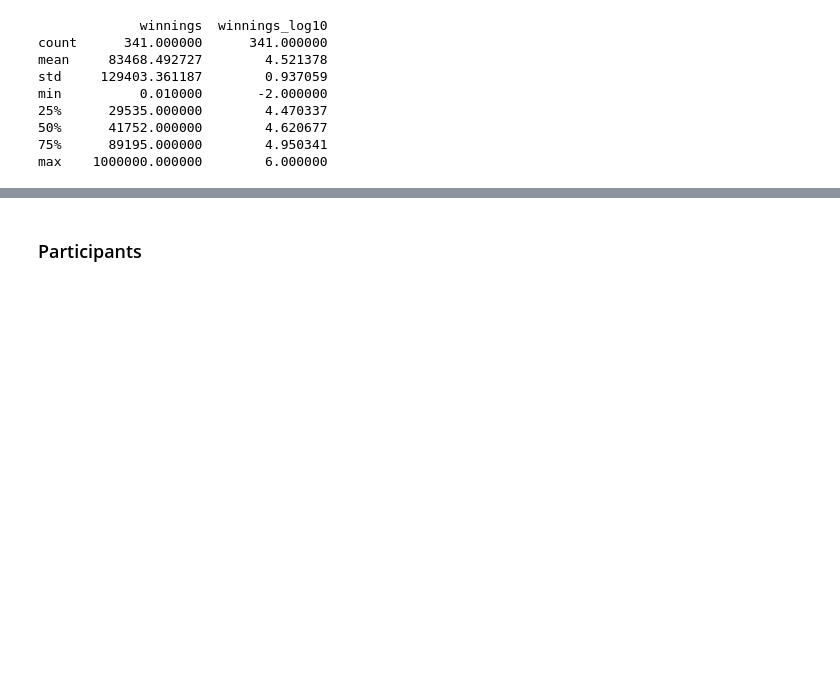
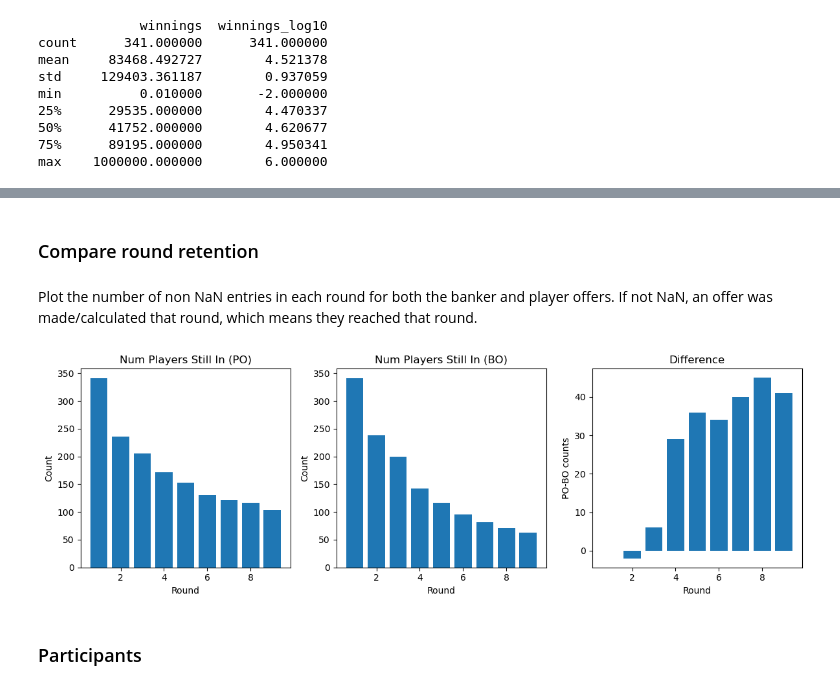
Before and after one commit to laurenlsun/dond-collected-analysis, a Jupyter notebook: collected data analysis.ipynb, the cells around one changed output, grey strips where cells are left out. Saved outputs shown, nothing was run; the diff lists cells and outputs as text; code cells hidden in the pictures; blank space fills up the shorter version.

```diff
--- a/collected data analysis.ipynb
+++ b/collected data analysis.ipynb
@@ -427,0 +483,8 @@ pos1.head()
+# %%
+bos1 = b1data[["bo" + str(i) + "_g1" for i in range(1,10)]]
+bos1.columns = [i+1 for i in range(9)]
+bos2 = b2data[["bo" + str(i) + "_g2" for i in range(1,10)]]
+bos2.columns = [i+1 for i in range(9)]
+# %%
+bos = pd.concat([bos1,bos2])
+bos.head()
@@ -428,3 +511,26 @@ pos1.head()
+# %% [markdown]
+### Compare round retention
+# %% [markdown]
+Plot the number of non NaN entries in each round for both the banker and player offers. If not NaN, an offer was made/calculated that round, which means they reached that round.
+# %%
+fig, ax = plt.subplots(1,3, figsize=(12, 4))
+ax[0].bar(np.arange(1,10), pos.count())
+ax[0].set_title("Num Players Still In (PO)")
+ax[0].set_xlabel("Round")
+ax[0].set_ylabel("Count")
+ax[1].bar(np.arange(1,10), bos.count())
+ax[1].set_title("Num Players Still In (BO)")
+ax[1].set_xlabel("Round")
+ax[1].set_ylabel("Count")
+ax[2].bar(np.arange(1,10), pos.count() - bos.count())
+ax[2].set_title("Difference")
+ax[2].set_xlabel("Round")
+ax[2].set_ylabel("PO-BO counts")
+
+plt.tight_layout()
+plt.show()
+# %% [output]
+[figure, added]
 # %% [markdown]
 ### Participants
 # %%
```
Also changed, not shown: parts of 39 cells of this notebook.
